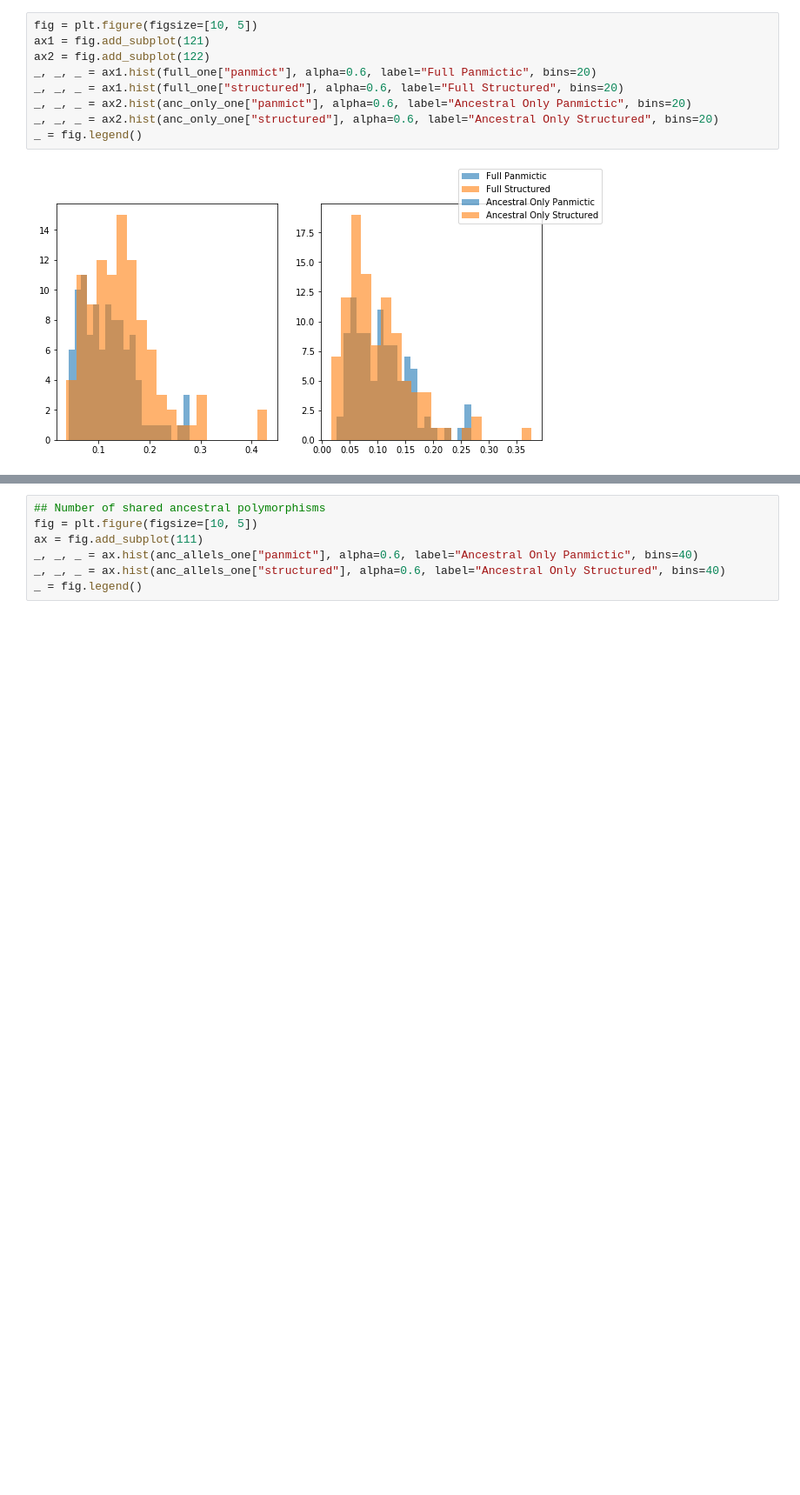
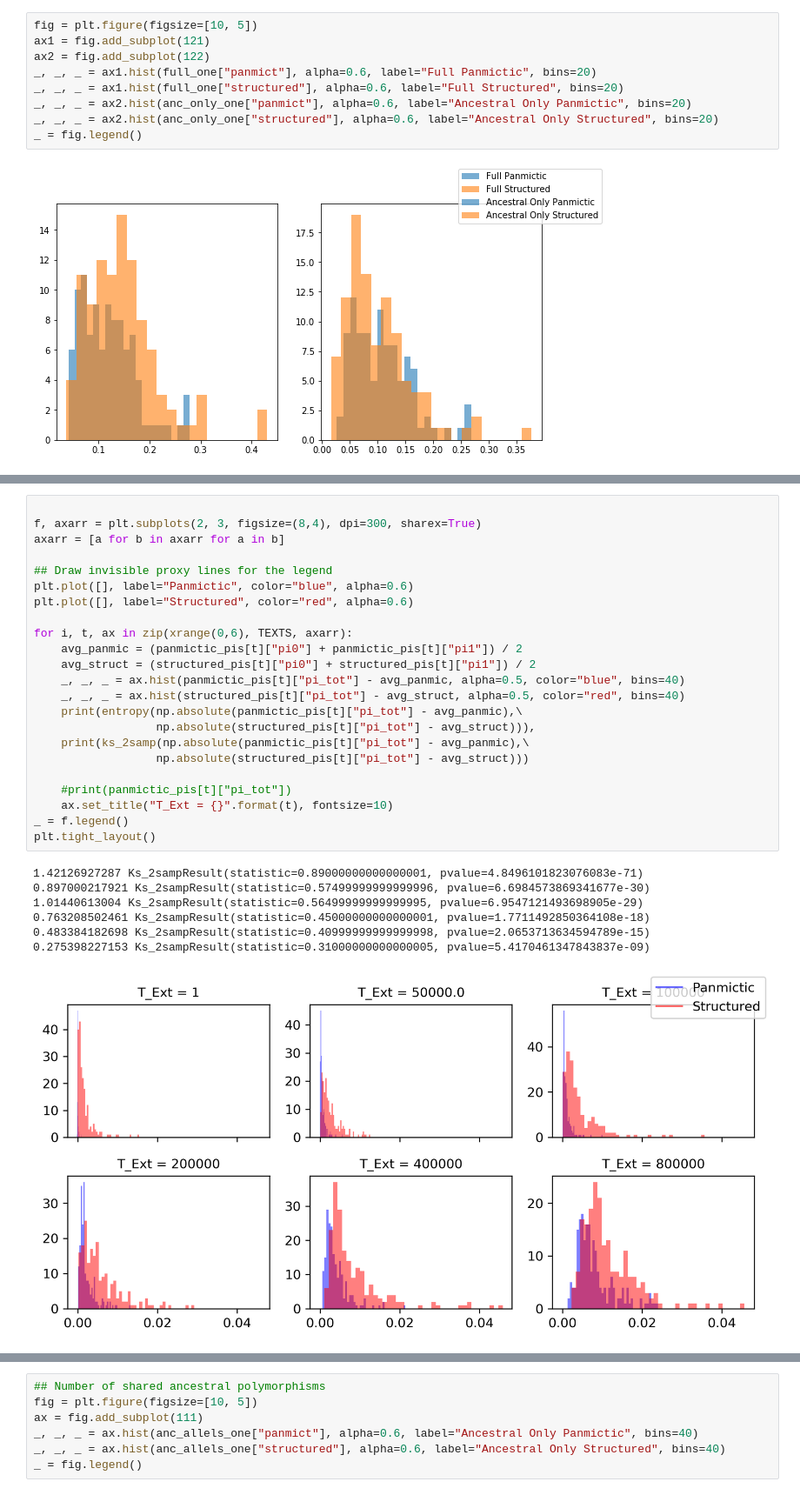
Before and after one commit to isaacovercast/lab-notebooks, a Jupyter notebook: SpeciationByExtinction/SpeciationByExtinction.ipynb, the cells around one changed output, grey strips where cells are left out. Shown at 87% size. Cells and saved outputs as stored; diff of their text form; blank space fills up the shorter version.

```diff
--- a/SpeciationByExtinction/SpeciationByExtinction.ipynb
+++ b/SpeciationByExtinction/SpeciationByExtinction.ipynb
@@ -374,0 +410,31 @@ _ = fig.legend()
+# %%
+
+f, axarr = plt.subplots(2, 3, figsize=(8,4), dpi=300, sharex=True)
+axarr = [a for b in axarr for a in b]
+
+## Draw invisible proxy lines for the legend
+plt.plot([], label="Panmictic", color="blue", alpha=0.6)
+plt.plot([], label="Structured", color="red", alpha=0.6)
+
+for i, t, ax in zip(xrange(0,6), TEXTS, axarr):
+    avg_panmic = (panmictic_pis[t]["pi0"] + panmictic_pis[t]["pi1"]) / 2
+    avg_struct = (structured_pis[t]["pi0"] + structured_pis[t]["pi1"]) / 2
+    _, _, _ = ax.hist(panmictic_pis[t]["pi_tot"] - avg_panmic, alpha=0.5, color="blue", bins=40)
+    _, _, _ = ax.hist(structured_pis[t]["pi_tot"] - avg_struct, alpha=0.5, color="red", bins=40)
+    print(entropy(np.absolute(panmictic_pis[t]["pi_tot"] - avg_panmic),\
+                  np.absolute(structured_pis[t]["pi_tot"] - avg_struct))),
+    print(ks_2samp(np.absolute(panmictic_pis[t]["pi_tot"] - avg_panmic),\
+                  np.absolute(structured_pis[t]["pi_tot"] - avg_struct)))
+
+    #print(panmictic_pis[t]["pi_tot"])
+    ax.set_title("T_Ext = {}".format(t), fontsize=10)
+_ = f.legend()
+plt.tight_layout()
+# %% [output]
+1.42126927287 Ks_2sampResult(statistic=0.89000000000000001, pvalue=4.8496101823076083e-71)
+0.897000217921 Ks_2sampResult(statistic=0.57499999999999996, pvalue=6.6984573869341677e-30)
+1.01440613004 Ks_2sampResult(statistic=0.56499999999999995, pvalue=6.9547121493698905e-29)
+0.763208502461 Ks_2sampResult(statistic=0.45000000000000001, pvalue=1.7711492850364108e-18)
+0.483384182698 Ks_2sampResult(statistic=0.40999999999999998, pvalue=2.0653713634594789e-15)
+0.275398227153 Ks_2sampResult(statistic=0.31000000000000005, pvalue=5.4170461347843837e-09)
+[figure, added]
```
Also changed, not shown: parts of 13 cells of this notebook.
